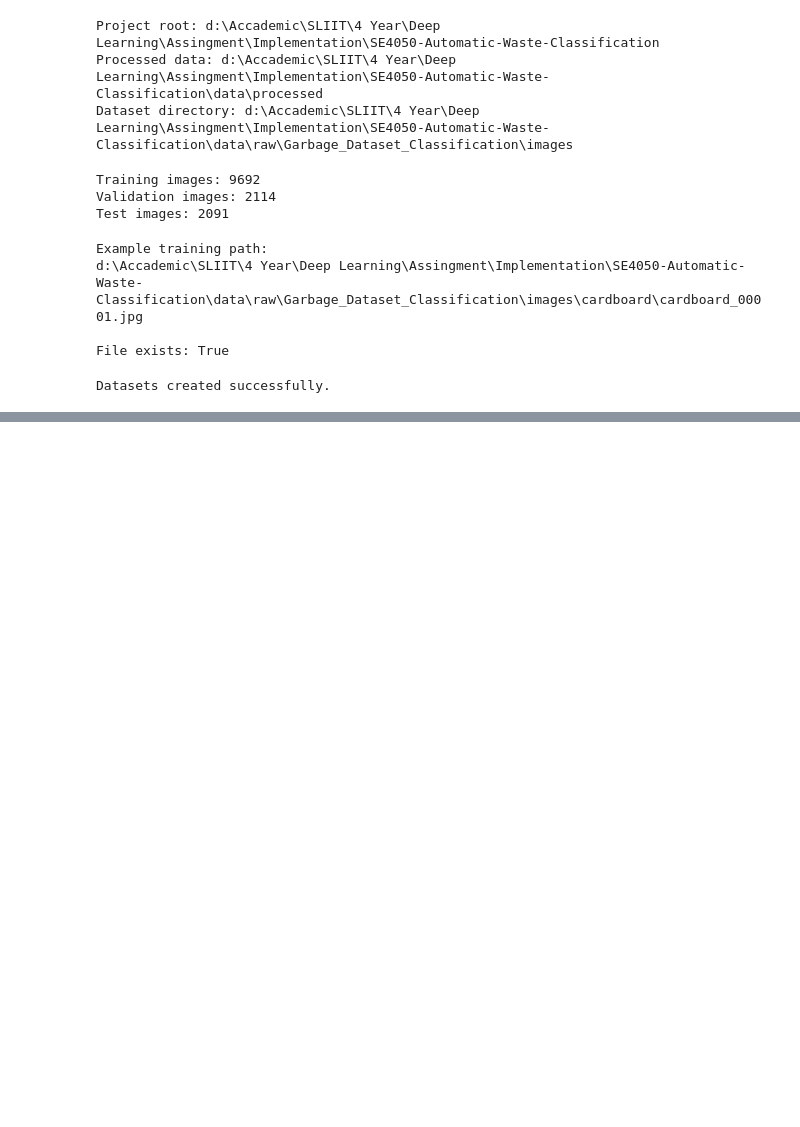
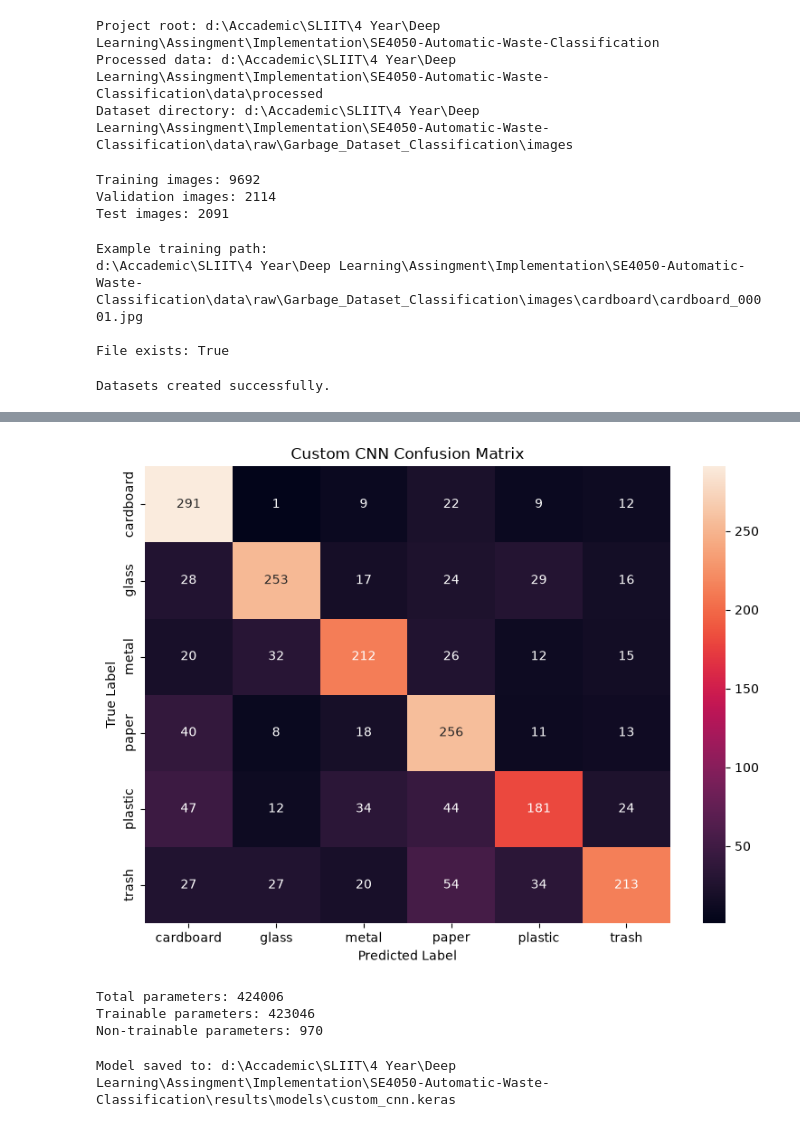
Before and after one commit to EMNIPUN/SE4050-Automatic-Waste-Classification, a Jupyter notebook: notebooks/02_CNN.ipynb, the cells around one changed output, grey strips where cells are left out. Drawn from its saved outputs; the diff is of its cells as text; code cells hidden in the pictures; blank space fills up the shorter version.

```diff
--- a/notebooks/02_CNN.ipynb
+++ b/notebooks/02_CNN.ipynb
@@ -126,0 +431,19 @@ Datasets created successfully.
+# %%
+test_probabilities = model.predict(
+    test_dataset,
+    verbose=1
+)
+
+test_predictions = np.argmax(
+    test_probabilities,
+    axis=1
+)
+
+test_true_labels = np.concatenate([
+    labels.numpy()
+    for _, labels in test_dataset
+])
+
+print("Prediction shape:", test_probabilities.shape)
+print("Predicted labels:", test_predictions.shape)
+print("True labels:", test_true_labels.shape)
@@ -126,0 +589,54 @@ Datasets created successfully.
+# %%
+cm = confusion_matrix(
+    test_true_labels,
+    test_predictions
+)
+
+plt.figure(figsize=(8, 6))
+
+sns.heatmap(
+    cm,
+    annot=True,
+    fmt="d",
+    xticklabels=CLASSES,
+    yticklabels=CLASSES
+)
+
+plt.xlabel("Predicted Label")
+plt.ylabel("True Label")
+plt.title("Custom CNN Confusion Matrix")
+plt.tight_layout()
+plt.show()
+# %% [output]
+[figure, added]
+# %%
+print("Total parameters:", model.count_params())
+print(
+    "Trainable parameters:",
+    sum(
+        np.prod(variable.shape)
+        for variable in model.trainable_variables
+    )
+)
+print(
+    "Non-trainable parameters:",
+    sum(
+        np.prod(variable.shape)
+        for variable in model.non_trainable_variables
+    )
+)
+# %% [output]
+Total parameters: 424006
+Trainable parameters: 423046
+Non-trainable parameters: 970
+# %%
+MODEL_DIR = PROJECT_ROOT / "results" / "models"
+MODEL_DIR.mkdir(parents=True, exist_ok=True)
+
+MODEL_PATH = MODEL_DIR / "custom_cnn.keras"
+
+model.save(MODEL_PATH)
+
+print("Model saved to:", MODEL_PATH)
+# %% [output]
+Model saved to: d:\Accademic\SLIIT\4 Year\Deep Learning\Assingment\Implementation\SE4050-Automatic-Waste-Classification\results\models\custom_cnn.keras
```
Also changed, not shown: parts of 20 cells of this notebook, 1 other file.
